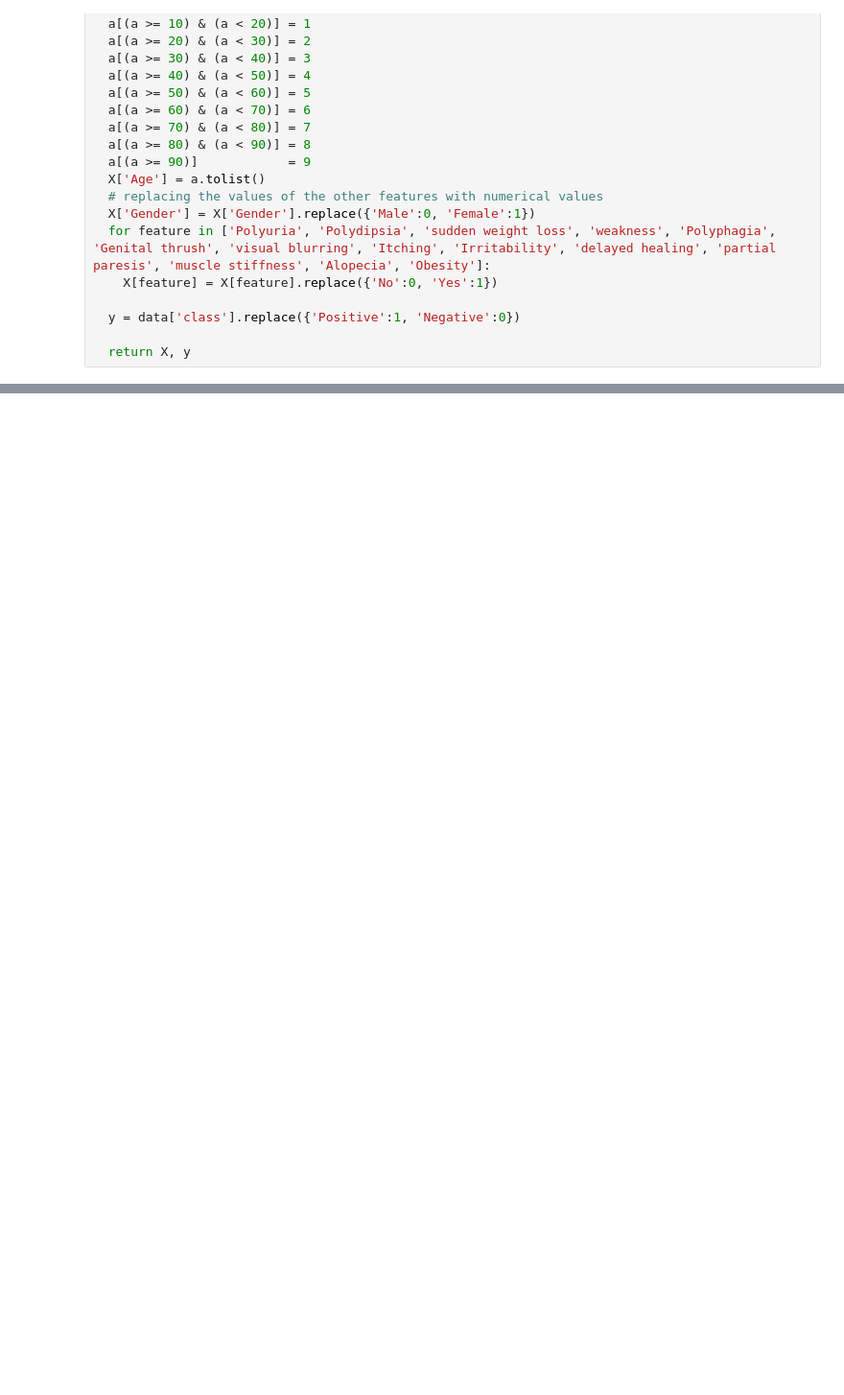
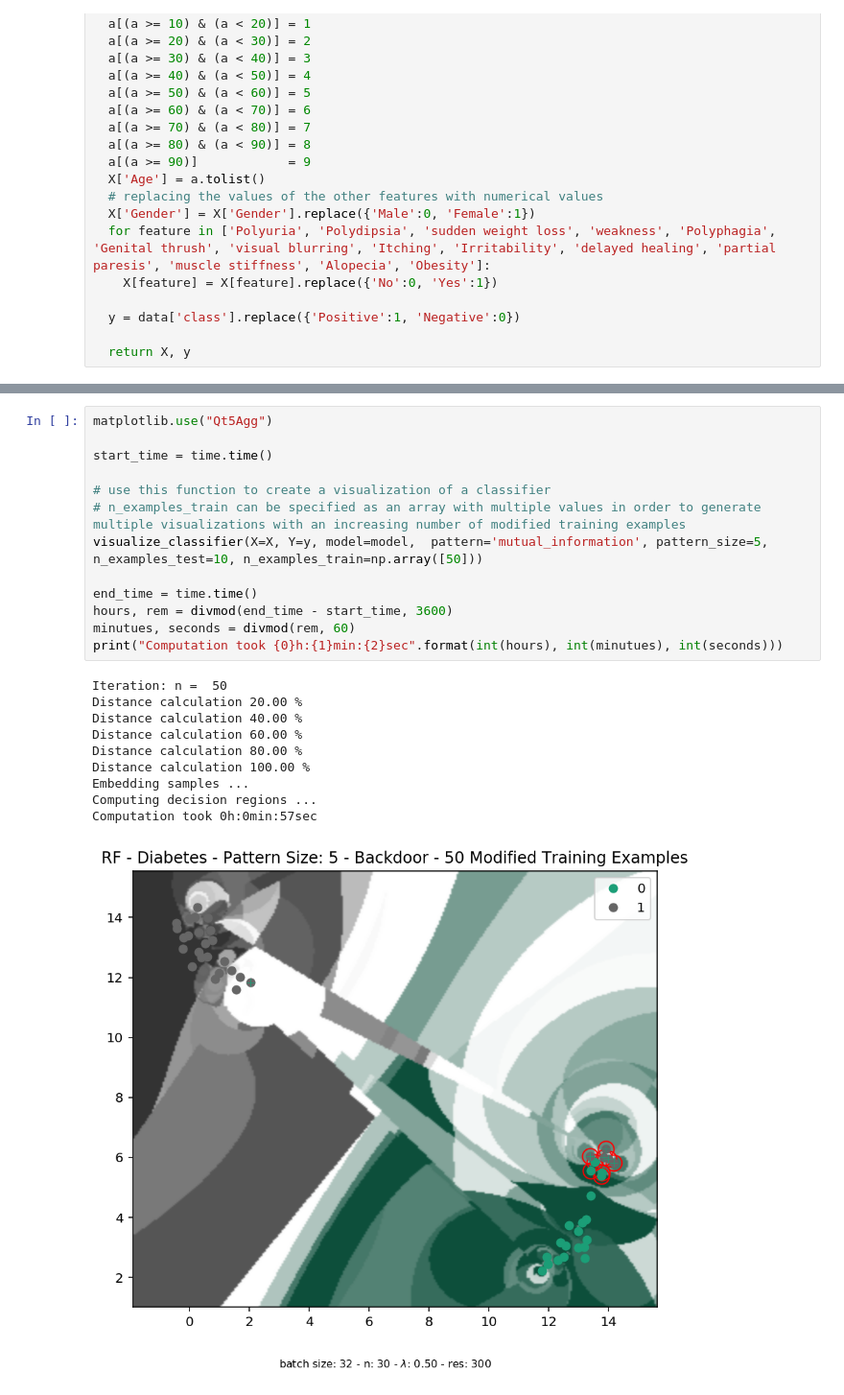
Before and after one commit to christoph-boesch/backdoor-attacks, a Jupyter notebook: backdoor_experiments.ipynb, the cells around one changed output, grey strips where cells are left out. Shown at 96% size. Saved outputs shown, nothing was run; the diff lists cells and outputs as text; blank space fills up the shorter version.

```diff
--- a/backdoor_experiments.ipynb
+++ b/backdoor_experiments.ipynb
@@ -453,0 +499,24 @@ Computation took 0h:5min:36sec
+# %%
+matplotlib.use("Qt5Agg")
+
+start_time = time.time()
+
+# use this function to create a visualization of a classifier
+# n_examples_train can be specified as an array with multiple values in order to generate multiple visualizations with an increasing number of modified training examples
+visualize_classifier(X=X, Y=y, model=model,  pattern='mutual_information', pattern_size=5, n_examples_test=10, n_examples_train=np.array([50]))
+
+end_time = time.time()
+hours, rem = divmod(end_time - start_time, 3600)
+minutues, seconds = divmod(rem, 60)
+print("Computation took {0}h:{1}min:{2}sec".format(int(hours), int(minutues), int(seconds)))
+# %% [output]
+Iteration: n =  50
+Distance calculation 20.00 %
+Distance calculation 40.00 %
+Distance calculation 60.00 %
+Distance calculation 80.00 %
+Distance calculation 100.00 %
+Embedding samples ...
+Computing decision regions ...
+Computation took 0h:0min:57sec
+[figure, added]
```
Also changed, not shown: parts of 11 cells of this notebook.
